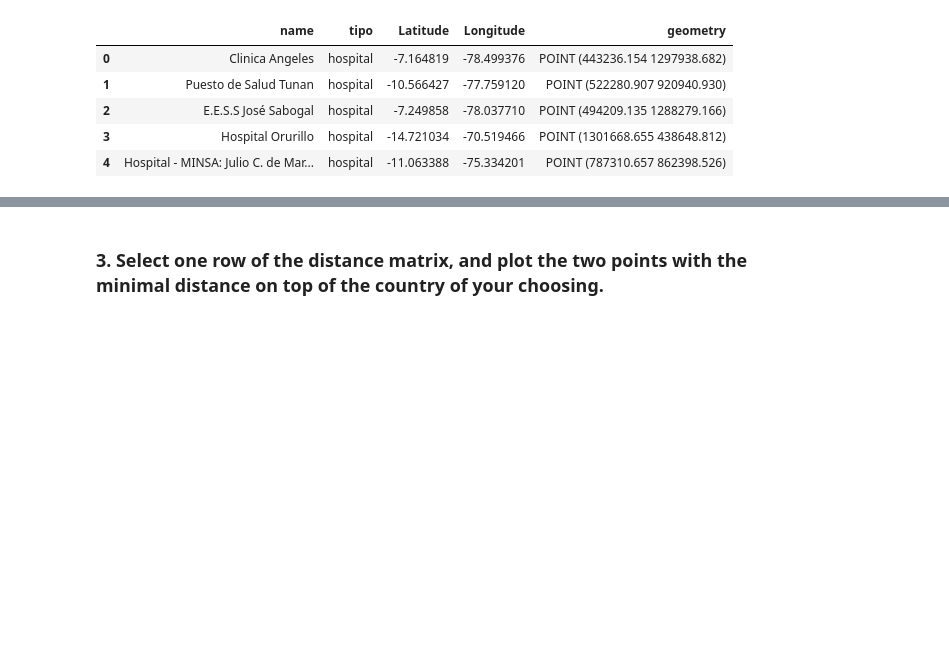
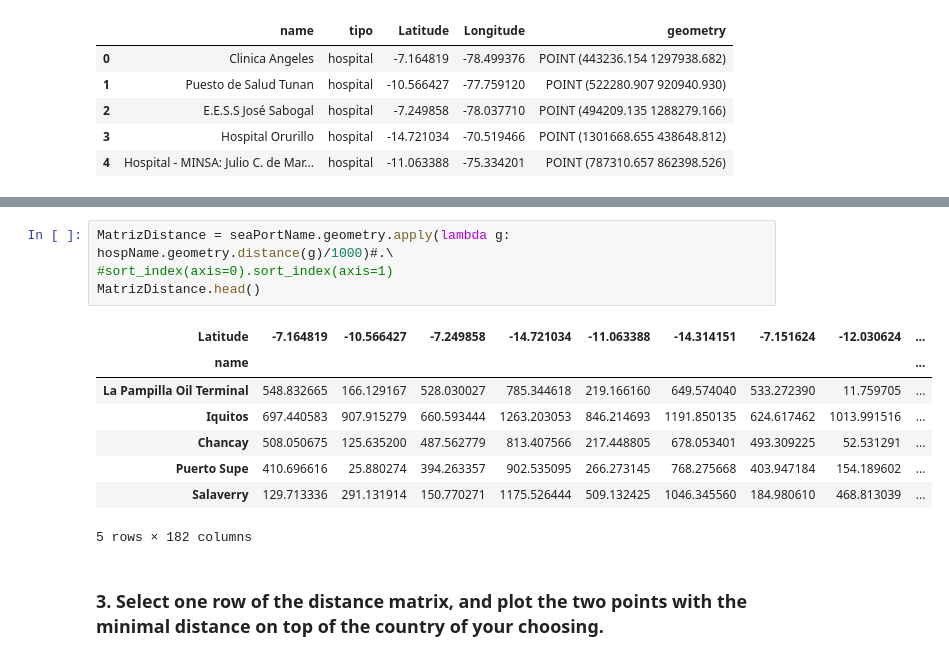
Before and after one commit to IntroSpatialDataScience/MiningGDF_Project1, a Jupyter notebook: Ev-p1.ipynb, the cells around one changed output, grey strips where cells are left out. Drawn from its saved outputs; the diff is of its cells as text; blank space fills up the shorter version.

```diff
--- a/Ev-p1.ipynb
+++ b/Ev-p1.ipynb
@@ -271,2 +286,15 @@ InvalidIndexError: Reindexing only valid with uniquely valued Index objects
+# %%
+MatrizDistance = seaPortName.geometry.apply(lambda g: hospName.geometry.distance(g)/1000)#.\
+#sort_index(axis=0).sort_index(axis=1)
+MatrizDistance.head()
+# %% [output]
+| Latitude | -7.164819 | -10.566427 | -7.249858 | -14.721034 | -11.063388 | -14.314151 | -7.151624 | -12.030624 | ... |
+| name |  |  |  |  |  |  |  |  | ... |
+| La Pampilla Oil Terminal | 548.832665 | 166.129167 | 528.030027 | 785.344618 | 219.166160 | 649.574040 | 533.272390 | 11.759705 | ... |
+| Iquitos | 697.440583 | 907.915279 | 660.593444 | 1263.203053 | 846.214693 | 1191.850135 | 624.617462 | 1013.991516 | ... |
+| Chancay | 508.050675 | 125.635200 | 487.562779 | 813.407566 | 217.448805 | 678.053401 | 493.309225 | 52.531291 | ... |
+| Puerto Supe | 410.696616 | 25.880274 | 394.263357 | 902.535095 | 266.273145 | 768.275668 | 403.947184 | 154.189602 | ... |
+| Salaverry | 129.713336 | 291.131914 | 150.770271 | 1175.526444 | 509.132425 | 1046.345560 | 184.980610 | 468.813039 | ... |
+5 rows × 182 columns
 # %% [markdown]
 ### 3. Select one row of the distance matrix, and plot the two points with the minimal distance on top of the country of your choosing.
```
Also changed, not shown: parts of 20 cells of this notebook.
